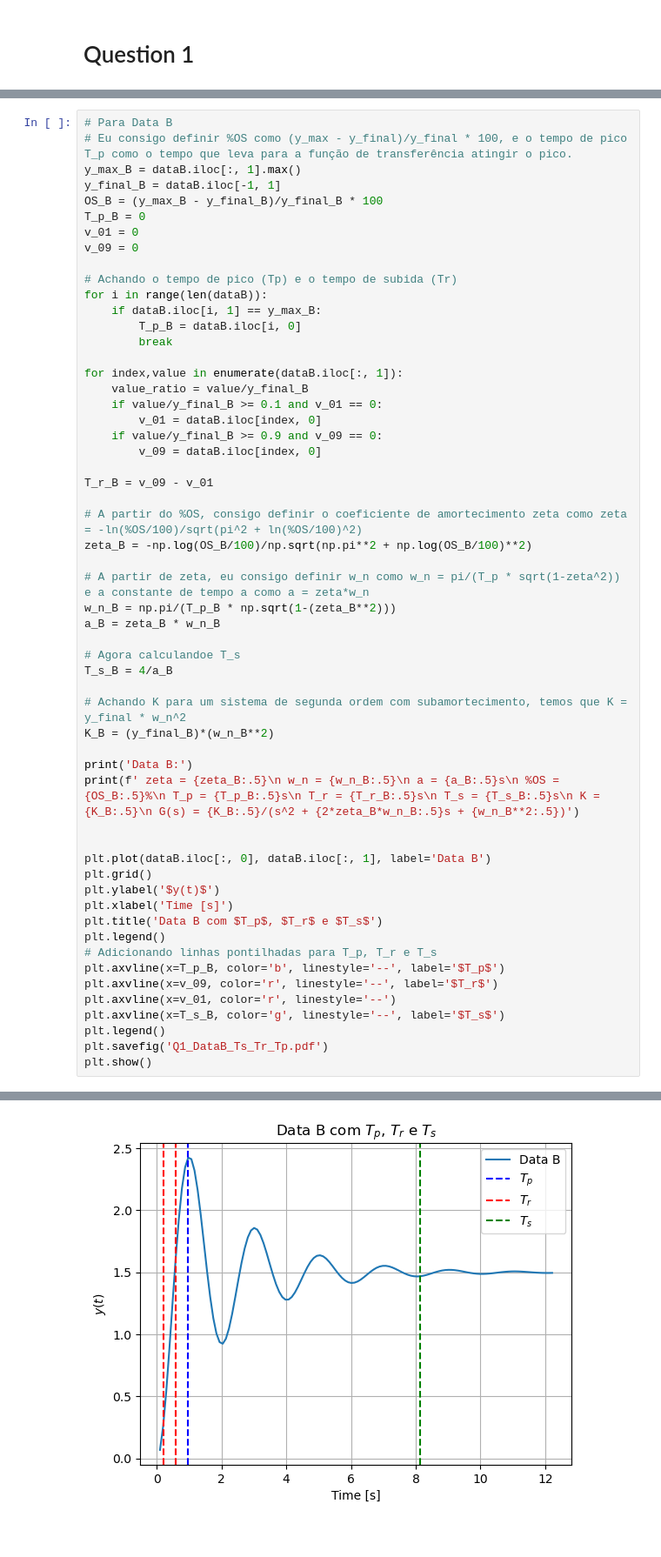
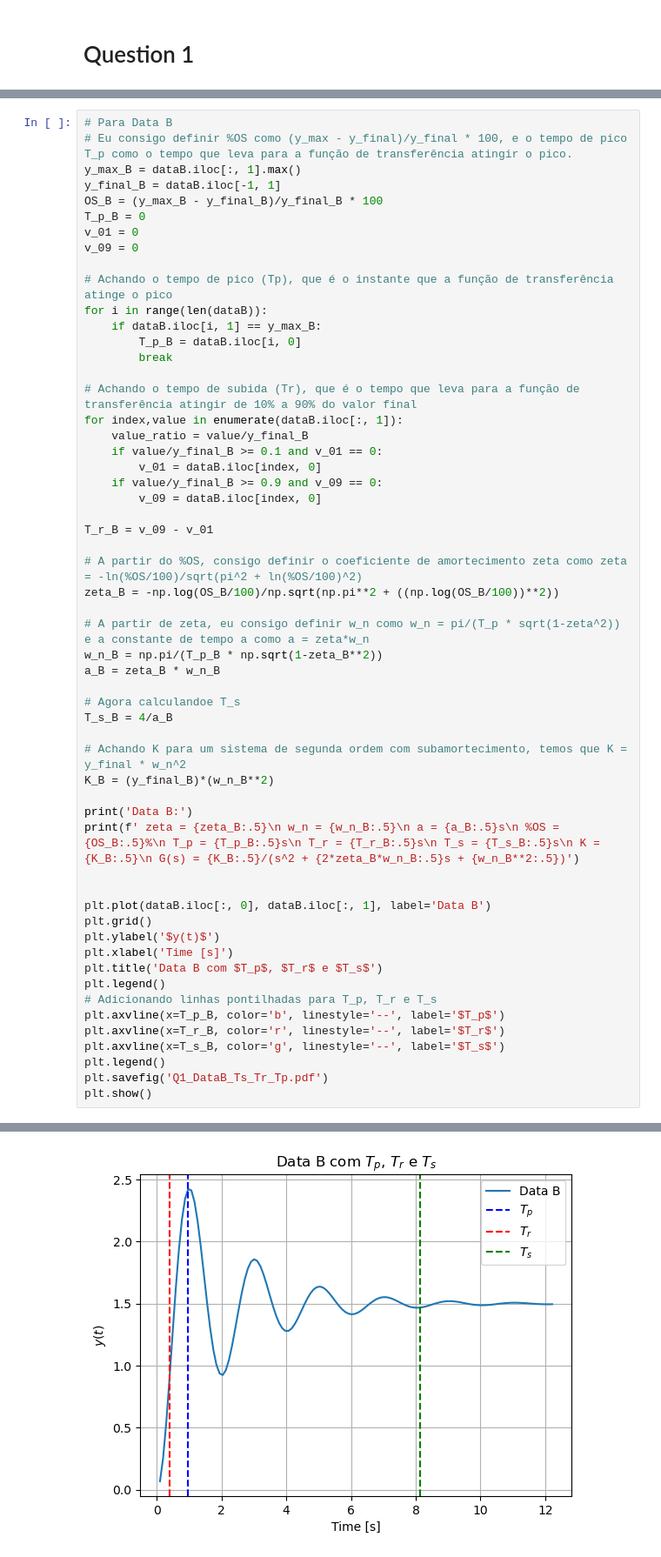
Before and after one commit to vitorfraga12/Sistemas_de_Controle, a Jupyter notebook: Homework 2/Questao1.ipynb, the cells around one changed output, grey strips where cells are left out. Shown at 87% size. Drawn from its saved outputs; the diff is of its cells as text.

```diff
--- a/Homework 2/Questao1.ipynb
+++ b/Homework 2/Questao1.ipynb
@@ -101,12 +101,13 @@ T_p_B = 0
 v_01 = 0
 v_09 = 0
 
-# Achando o tempo de pico (Tp) e o tempo de subida (Tr)
+# Achando o tempo de pico (Tp), que é o instante que a função de transferência atinge o pico
 for i in range(len(dataB)):
     if dataB.iloc[i, 1] == y_max_B:
         T_p_B = dataB.iloc[i, 0]
         break
 
+# Achando o tempo de subida (Tr), que é o tempo que leva para a função de transferência atingir de 10% a 90% do valor final
 for index,value in enumerate(dataB.iloc[:, 1]):
     value_ratio = value/y_final_B
     if value/y_final_B >= 0.1 and v_01 == 0:
@@ -117,10 +118,10 @@ for index,value in enumerate(dataB.iloc[:, 1]):
 T_r_B = v_09 - v_01
 
 # A partir do %OS, consigo definir o coeficiente de amortecimento zeta como zeta = -ln(%OS/100)/sqrt(pi^2 + ln(%OS/100)^2)
-zeta_B = -np.log(OS_B/100)/np.sqrt(np.pi**2 + np.log(OS_B/100)**2)
+zeta_B = -np.log(OS_B/100)/np.sqrt(np.pi**2 + ((np.log(OS_B/100))**2))
 
 # A partir de zeta, eu consigo definir w_n como w_n = pi/(T_p * sqrt(1-zeta^2)) e a constante de tempo a como a = zeta*w_n
-w_n_B = np.pi/(T_p_B * np.sqrt(1-(zeta_B**2)))
+w_n_B = np.pi/(T_p_B * np.sqrt(1-zeta_B**2))
 a_B = zeta_B * w_n_B
 
 # Agora calculandoe T_s
@@ -129,36 +130,35 @@ T_s_B = 4/a_B
 # Achando K para um sistema de segunda ordem com subamortecimento, temos que K = y_final * w_n^2
 K_B = (y_final_B)*(w_n_B**2)
 
 print('Data B:')
 print(f' zeta = {zeta_B:.5}\n w_n = {w_n_B:.5}\n a = {a_B:.5}s\n %OS = {OS_B:.5}%\n T_p = {T_p_B:.5}s\n T_r = {T_r_B:.5}s\n T_s = {T_s_B:.5}s\n K = {K_B:.5}\n G(s) = {K_B:.5}/(s^2 + {2*zeta_B*w_n_B:.5}s + {w_n_B**2:.5})')
 
 
 plt.plot(dataB.iloc[:, 0], dataB.iloc[:, 1], label='Data B')
 plt.grid()
 plt.ylabel('$y(t)$')
 plt.xlabel('Time [s]')
 plt.title('Data B com $T_p$, $T_r$ e $T_s$')
 plt.legend()
 # Adicionando linhas pontilhadas para T_p, T_r e T_s
 plt.axvline(x=T_p_B, color='b', linestyle='--', label='$T_p$')
-plt.axvline(x=v_09, color='r', linestyle='--', label='$T_r$')
-plt.axvline(x=v_01, color='r', linestyle='--')
+plt.axvline(x=T_r_B, color='r', linestyle='--', label='$T_r$')
 plt.axvline(x=T_s_B, color='g', linestyle='--', label='$T_s$')
 plt.legend()
 plt.savefig('Q1_DataB_Ts_Tr_Tp.pdf')
 plt.show()
 # %% [output]
 Data B:
  zeta = 0.14985
  w_n = 3.2774
  a = 0.49111s
  %OS = 62.118%
  T_p = 0.9695s
  T_r = 0.3878s
  T_s = 8.1448s
  K = 16.066
  G(s) = 16.066/(s^2 + 0.98222s + 10.742)
-[figure, old version]
+[figure, new version]
 # %%
 # Definindo a função de transferência do sistema de primeira ordem G(s) = K / (s + a)
 num_A = [K_A]
```
Also changed, not shown: 3 other files.
